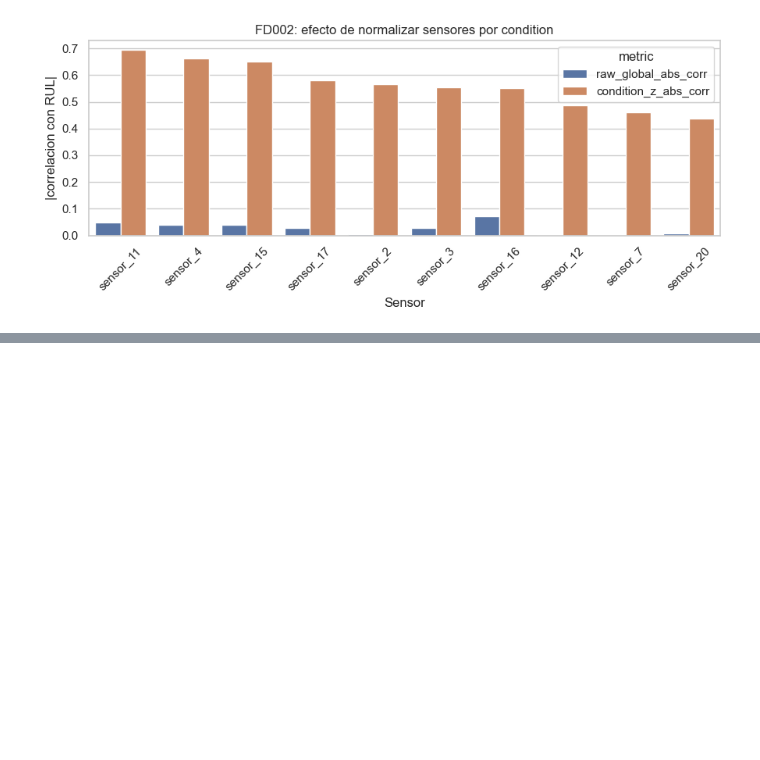
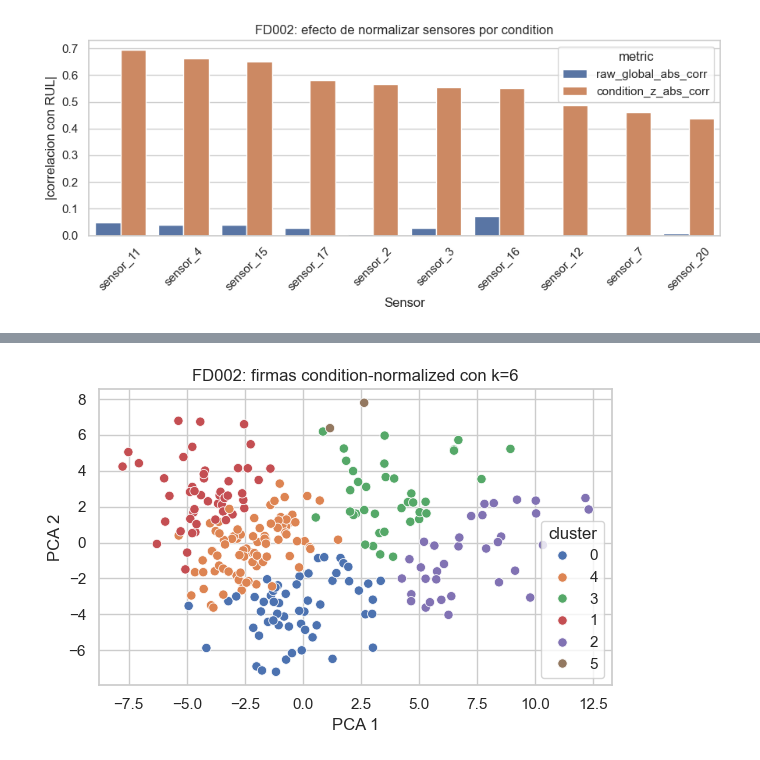
Before and after one commit to LautaroConejero/TPF-ML, a Jupyter notebook: notebooks/EDA/FD002/04_eda_fd002_conditions.ipynb, the cells around one changed output, grey strips where cells are left out. Saved outputs shown, nothing was run; the diff lists cells and outputs as text; code cells hidden in the pictures; blank space fills up the shorter version.

```diff
--- a/notebooks/EDA/FD002/04_eda_fd002_conditions.ipynb
+++ b/notebooks/EDA/FD002/04_eda_fd002_conditions.ipynb
@@ -401,0 +527,18 @@ plt.show()
+# %%
+pca_model = PCA(n_components=2, random_state=RANDOM_STATE)
+pca_coords = pca_model.fit_transform(X_signature)
+pca_plot = pd.DataFrame(pca_coords, columns=["pc1", "pc2"])
+pca_plot["cluster"] = degradation_cluster.astype(str)
+pca_plot["life_cycles"] = signature_norm["life_cycles"].to_numpy()
+
+fig, ax = plt.subplots(figsize=(6, 4))
+sns.scatterplot(data=pca_plot, x="pc1", y="pc2", hue="cluster", ax=ax, s=45)
+ax.set_title("FD002: firmas condition-normalized con k=6")
+ax.set_xlabel("PCA 1")
+ax.set_ylabel("PCA 2")
+ax.legend(title="cluster")
+fig.tight_layout()
+fig.savefig(FIGURES_DIR / "fd002_condition_normalized_degradation_clusters_pca.png", dpi=150)
+plt.show()
+# %% [output]
+[figure, added]
```
Also changed, not shown: parts of 14 cells of this notebook, 42 other files.
